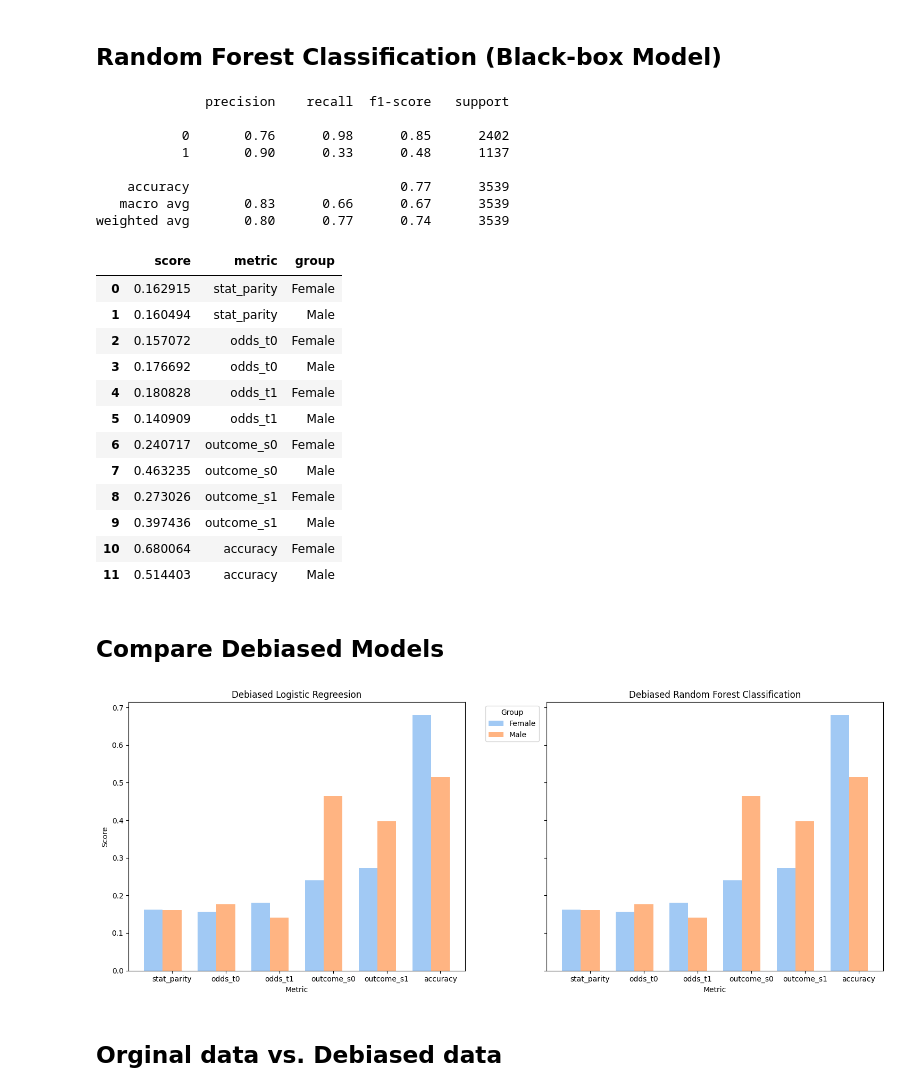
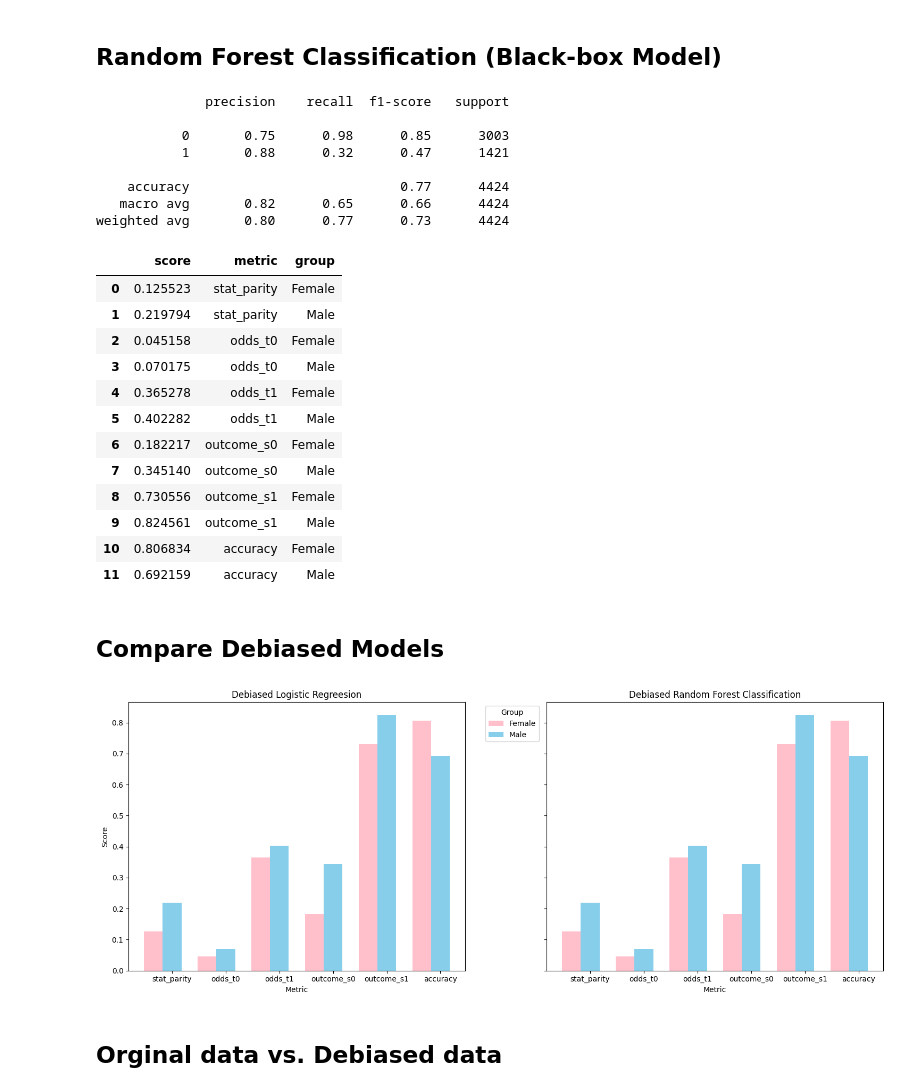
Before and after one commit to Xannadoo/Algorithmic_Fairness_Mandatories, a Jupyter notebook: Exam/Predicting_students_dropout.ipynb, the cells around one changed output. Saved outputs shown, nothing was run; the diff lists cells and outputs as text; code cells hidden in the pictures.

```diff
--- a/Exam/Predicting_students_dropout.ipynb
+++ b/Exam/Predicting_students_dropout.ipynb
@@ -163,6 +175,6 @@ def standard_scale(X_train, X_test): ## We need to scale within the cross val st
 # %%
 def cross_validator(model, X, y, protected_cols=[], n=5, debias=False, lambd=0):
-    kfold = KFold(n, shuffle=True, random_state=seed)
+    kfold = StratifiedKFold(n, shuffle=True, random_state=seed)
 
     y_hat = np.zeros(len(y))
 
@@ -170,11 +182,11 @@ def cross_validator(model, X, y, protected_cols=[], n=5, debias=False, lambd=0):
         X_train, y_train = X.iloc[train_idx], y.iloc[train_idx]
         X_test, y_test = X.iloc[test_idx], y.iloc[test_idx]
 
-        X_train, X_test = standard_scale(X_train, X_test)
         if debias:
-          protected_idx = [X.columns.get_loc(col) for col in protected_cols]
-          X_train = debias_features(X_train, protected_idx, l=lambd) # using decorrelation
-          X_test = X_test.drop(columns=protected_idx)
+          X_train, X_test = get_debiased_data(X_train, X_test, protected_cols, lambd=lambd)
+        else:
+          X_train, X_test = standard_scale(X_train, X_test)
+
 
         model = model.fit(X_train, y_train)
         y_hat[test_idx] = model.predict(X_test)
@@ -669,7 +680,7 @@ def plot_scores_and_group(df, title=None):
   plt.tight_layout()
   plt.show()
 
-def plot_scores_and_group_compare(df1, df2, titles=None):
+def plot_scores_and_group_compare(df1, df2, titles=None, color_palette=None):
     # Plotting
     fig, axes = plt.subplots(1, 2, figsize=(15, 6), sharey=True)  # Create subplots side by side
 
@@ -679,7 +690,9 @@ def plot_scores_and_group_compare(df1, df2, titles=None):
         bar_width = 0.35
         index = range(len(metrics))
 
-        color_palette = sns.color_palette("pastel", n_colors=len(df['group'].unique()))
+        if not color_palette:
+          color_palette = sns.color_palette("pastel", n_colors=len(df['group'].unique()))
+
 
         for j, group in enumerate(df['group'].unique()):
             values = df[df['group'] == group]['score']
@@ -746,17 +808,17 @@ print(f"Number of rows with dropout is {rows_not_dropout}, corresponding to {np.
 print(f"Imbalance Ratio (IR) is {np.round(rows_not_dropout/rows_dropout,2)}\n")
 
 # Plotting
-labels = ['Dropout', 'No Dropout']
+labs = ['Dropout', 'No Dropout']
 values = [rows_dropout, rows_not_dropout]
 
 plt.figure(figsize=(8, 6))
-plt.bar(labels, values, color=['#ffcea5', '#c9ffc7'])
+plt.bar(labs, values, color=['#ffcea5', '#c9ffc7'])
 plt.xlabel('Dropout')
 plt.ylabel('Number of Rows')
 plt.title('Distribution of Dropout in the Dataset')
 
 # Add percentages on top of bars
-for i in range(len(labels)):
+for i in range(len(labs)):
     plt.text(i, values[i] + 50, f'{values[i]} ({np.round(100 * values[i]/total_rows, 2)}%)', ha='center')
 
 plt.show()
@@ -957,10 +1012,10 @@ plot_scores_and_group_compare(log_metric_df, RF_metric_df, titles=['Logistic Reg
 # %% [markdown]
 ## Logistic Regression (White-box Model)
 # %%
-logreg_preds = cross_validator(logreg, X_train, y_train, protected_cols, debias=True) # TODO: should we use the whole dataset instead of just training? This also apply to the section Baseline Model and...
+logreg_preds = cross_validator(logreg, features, labels, protected_cols, debias=True) # TODO: should we use the whole dataset instead of just training? This also apply to the section Baseline Model and...
 
-print(classification_report(y_train, logreg_preds))
-log_metric_score = metric_scores(y_test=y_train, y_pred=logreg_preds, group_test=group_train)
+print(classification_report(labels, logreg_preds))
+log_metric_score = metric_scores(y_test=labels, y_pred=logreg_preds, group_test=groups['Gender'])
 debiased_log_metric_df = metric_df(log_metric_score, group_names=["Female", "Male"], names=metric_names)
 
 debiased_log_metric_df
@@ -989,11 +1044,11 @@ weighted avg       0.76      0.76      0.74      3539
 # %% [markdown]
 ## Random Forest Classification (Black-box Model)
 # %%
-RFclf_preds = cross_validator(RFclf, X_train, y_train, protected_cols, debias=True)
+RFclf_preds = cross_validator(RFclf, features, labels, protected_cols, debias=True)
 
 
-print(classification_report(y_train, RFclf_preds))
-RF_metric_score = metric_scores(y_test=y_train, y_pred=RFclf_preds, group_test=group_train)
+print(classification_report(labels, RFclf_preds))
+RF_metric_score = metric_scores(y_test=labels, y_pred=RFclf_preds, group_test=groups['Gender'])
 debiased_RF_metric_df = metric_df(log_metric_score, group_names=["Female", "Male"], names=metric_names)
 
 
@@ -1001,31 +1056,31 @@ debiased_RF_metric_df
 # %% [output]
               precision    recall  f1-score   support
 
-           0       0.76      0.98      0.85      2402
-           1       0.90      0.33      0.48      1137
+           0       0.75      0.98      0.85      3003
+           1       0.88      0.32      0.47      1421
 
-    accuracy                           0.77      3539
-   macro avg       0.83      0.66      0.67      3539
-weighted avg       0.80      0.77      0.74      3539
+    accuracy                           0.77      4424
+   macro avg       0.82      0.65      0.66      4424
+weighted avg       0.80      0.77      0.73      4424
 |  | score | metric | group |
-| 0 | 0.162915 | stat_parity | Female |
-| 1 | 0.160494 | stat_parity | Male |
-| 2 | 0.157072 | odds_t0 | Female |
-| 3 | 0.176692 | odds_t0 | Male |
-| 4 | 0.180828 | odds_t1 | Female |
-| 5 | 0.140909 | odds_t1 | Male |
-| 6 | 0.240717 | outcome_s0 | Female |
-| 7 | 0.463235 | outcome_s0 | Male |
-| 8 | 0.273026 | outcome_s1 | Female |
-| 9 | 0.397436 | outcome_s1 | Male |
-| 10 | 0.680064 | accuracy | Female |
-| 11 | 0.514403 | accuracy | Male |
+| 0 | 0.125523 | stat_parity | Female |
+| 1 | 0.219794 | stat_parity | Male |
+| 2 | 0.045158 | odds_t0 | Female |
+| 3 | 0.070175 | odds_t0 | Male |
+| 4 | 0.365278 | odds_t1 | Female |
+| 5 | 0.402282 | odds_t1 | Male |
+| 6 | 0.182217 | outcome_s0 | Female |
+| 7 | 0.345140 | outcome_s0 | Male |
+| 8 | 0.730556 | outcome_s1 | Female |
+| 9 | 0.824561 | outcome_s1 | Male |
+| 10 | 0.806834 | accuracy | Female |
+| 11 | 0.692159 | accuracy | Male |
 # %% [markdown]
 ## Compare Debiased Models
 # %%
-plot_scores_and_group_compare(debiased_log_metric_df, debiased_RF_metric_df, titles=["Debiased Logistic Regreesion", "Debiased Random Forest Classification"])
+plot_scores_and_group_compare(debiased_log_metric_df, debiased_RF_metric_df, titles=["Debiased Logistic Regreesion", "Debiased Random Forest Classification"], color_palette=['pink', 'skyblue'])
 # %% [output]
-[figure, old version]
+[figure, new version]
 # %% [markdown]
 ## Orginal data vs. Debiased data
 # %% [markdown]
```
Also changed, not shown: parts of 38 cells of this notebook.
